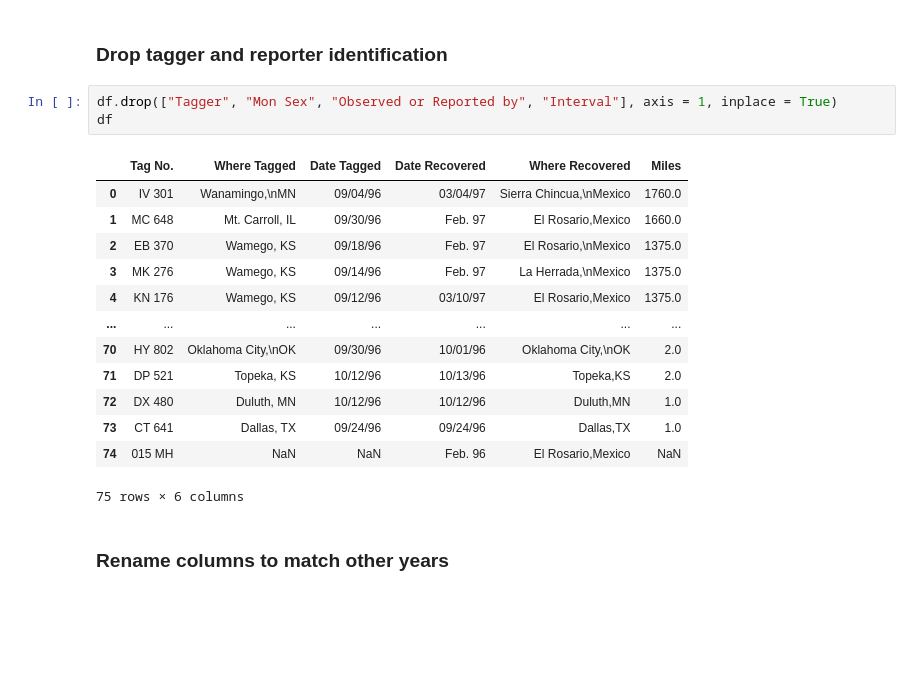
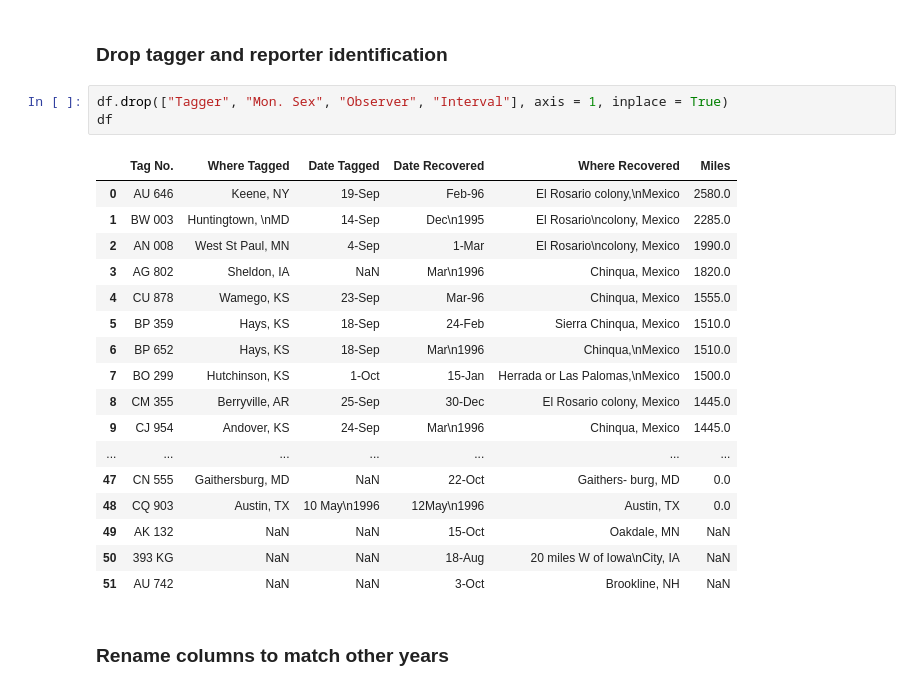
Before and after one commit to ArinkB/Monarchs, a Jupyter notebook: Data/Monarchs_1995_cleanup.ipynb, the cells around one changed output. Drawn from its saved outputs; the diff is of its cells as text; blank space fills up the shorter version.

```diff
--- a/Data/Monarchs_1995_cleanup.ipynb
+++ b/Data/Monarchs_1995_cleanup.ipynb
@@ -39,22 +41,26 @@ data_type
 # %% [markdown]
 ### Drop tagger and reporter identification
 # %%
-df.drop(["Tagger", "Mon Sex", "Observed or Reported by", "Interval"], axis = 1, inplace = True)
+df.drop(["Tagger", "Mon. Sex", "Observer", "Interval"], axis = 1, inplace = True)
 df
 # %% [output]
 |  | Tag No. | Where Tagged | Date Tagged | Date Recovered | Where Recovered | Miles |
-| 0 | IV 301 | Wanamingo,\nMN | 09/04/96 | 03/04/97 | Sierra Chincua,\nMexico | 1760.0 |
-| 1 | MC 648 | Mt. Carroll, IL | 09/30/96 | Feb. 97 | El Rosario,Mexico | 1660.0 |
-| 2 | EB 370 | Wamego, KS | 09/18/96 | Feb. 97 | El Rosario,\nMexico | 1375.0 |
-| 3 | MK 276 | Wamego, KS | 09/14/96 | Feb. 97 | La Herrada,\nMexico | 1375.0 |
-| 4 | KN 176 | Wamego, KS | 09/12/96 | 03/10/97 | El Rosario,Mexico | 1375.0 |
+| 0 | AU 646 | Keene, NY | 19-Sep | Feb-96 | El Rosario colony,\nMexico | 2580.0 |
+| 1 | BW 003 | Huntingtown, \nMD | 14-Sep | Dec\n1995 | El Rosario\ncolony, Mexico | 2285.0 |
+| 2 | AN 008 | West St Paul, MN | 4-Sep | 1-Mar | El Rosario\ncolony, Mexico | 1990.0 |
+| 3 | AG 802 | Sheldon, IA | NaN | Mar\n1996 | Chinqua, Mexico | 1820.0 |
+| 4 | CU 878 | Wamego, KS | 23-Sep | Mar-96 | Chinqua, Mexico | 1555.0 |
+| 5 | BP 359 | Hays, KS | 18-Sep | 24-Feb | Sierra Chinqua, Mexico | 1510.0 |
+| 6 | BP 652 | Hays, KS | 18-Sep | Mar\n1996 | Chinqua,\nMexico | 1510.0 |
+| 7 | BO 299 | Hutchinson, KS | 1-Oct | 15-Jan | Herrada or Las Palomas,\nMexico | 1500.0 |
+| 8 | CM 355 | Berryville, AR | 25-Sep | 30-Dec | El Rosario colony, Mexico | 1445.0 |
+| 9 | CJ 954 | Andover, KS | 24-Sep | Mar\n1996 | Chinqua, Mexico | 1445.0 |
 | ... | ... | ... | ... | ... | ... | ... |
-| 70 | HY 802 | Oklahoma City,\nOK | 09/30/96 | 10/01/96 | Oklahoma City,\nOK | 2.0 |
-| 71 | DP 521 | Topeka, KS | 10/12/96 | 10/13/96 | Topeka,KS | 2.0 |
-| 72 | DX 480 | Duluth, MN | 10/12/96 | 10/12/96 | Duluth,MN | 1.0 |
-| 73 | CT 641 | Dallas, TX | 09/24/96 | 09/24/96 | Dallas,TX | 1.0 |
-| 74 | 015 MH | NaN | NaN | Feb. 96 | El Rosario,Mexico | NaN |
+| 47 | CN 555 | Gaithersburg, MD | NaN | 22-Oct | Gaithers- burg, MD | 0.0 |
+| 48 | CQ 903 | Austin, TX | 10 May\n1996 | 12May\n1996 | Austin, TX | 0.0 |
+| 49 | AK 132 | NaN | NaN | 15-Oct | Oakdale, MN | NaN |
+| 50 | 393 KG | NaN | NaN | 18-Aug | 20 miles W of Iowa\nCity, IA | NaN |
+| 51 | AU 742 | NaN | NaN | 3-Oct | Brookline, NH | NaN |
-75 rows × 6 columns
 # %% [markdown]
 ### Rename columns to match other years
 # %%
```
Also changed, not shown: parts of 4 cells of this notebook, 3 other files.
